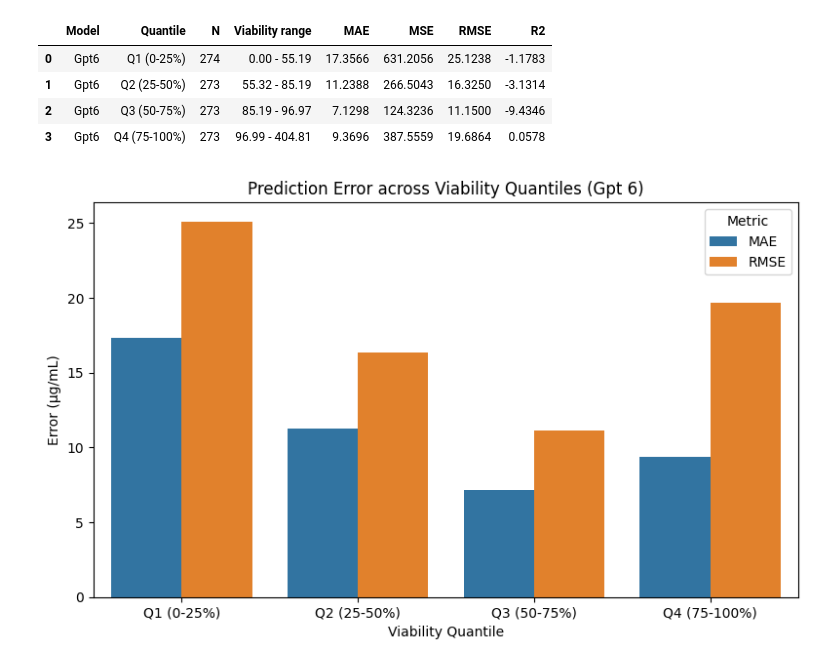
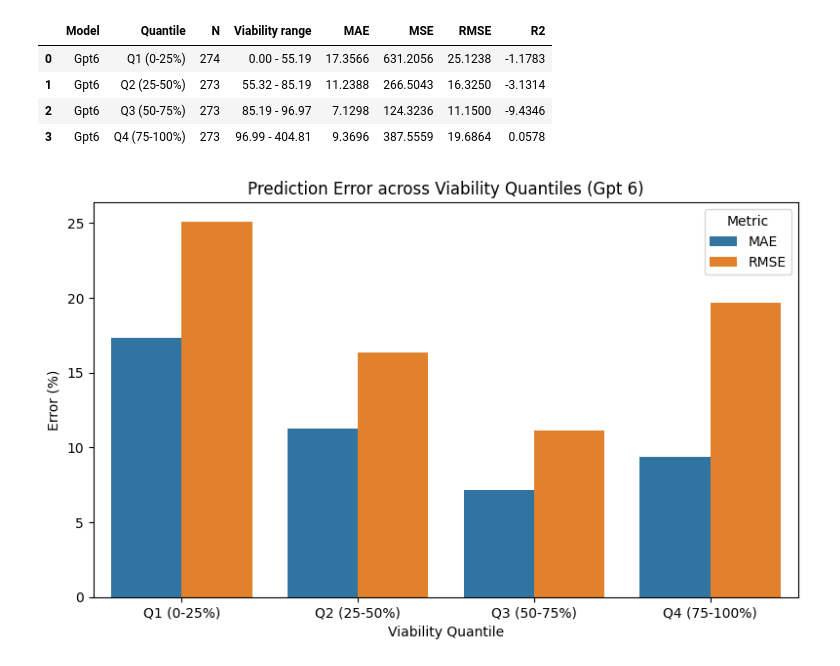
Before and after one commit to BaoNguyen151654/Biomed_DataScience, a Jupyter notebook: Performance_cytotox_gpt6/Viability/Gpt6_Viability.ipynb, the cells around one changed output. Saved outputs shown, nothing was run; the diff lists cells and outputs as text; code cells hidden in the pictures.

```diff
--- a/Performance_cytotox_gpt6/Viability/Gpt6_Viability.ipynb
+++ b/Performance_cytotox_gpt6/Viability/Gpt6_Viability.ipynb
@@ -122,22 +122,22 @@ quantile_results.to_csv('quantileresult_grok_sel_Viability.csv', index=False)
 # %%
 plt.figure(figsize=(8, 5))
 
 sns.barplot(
     data=quantile_results.melt(
         id_vars='Quantile',
         value_vars=['MAE', 'RMSE'],
         var_name='Metric',
         value_name='Error'
     ),
     x='Quantile',
     y='Error',
     hue='Metric'
 )
 
 plt.title('Prediction Error across Viability Quantiles (Gpt 6)')
-plt.ylabel('Error (µg/mL)')
+plt.ylabel('Error (%)')
 plt.xlabel('Viability Quantile')
 plt.tight_layout()
 plt.show()
 # %% [output]
-[figure, old version]
+[figure, new version]
```
